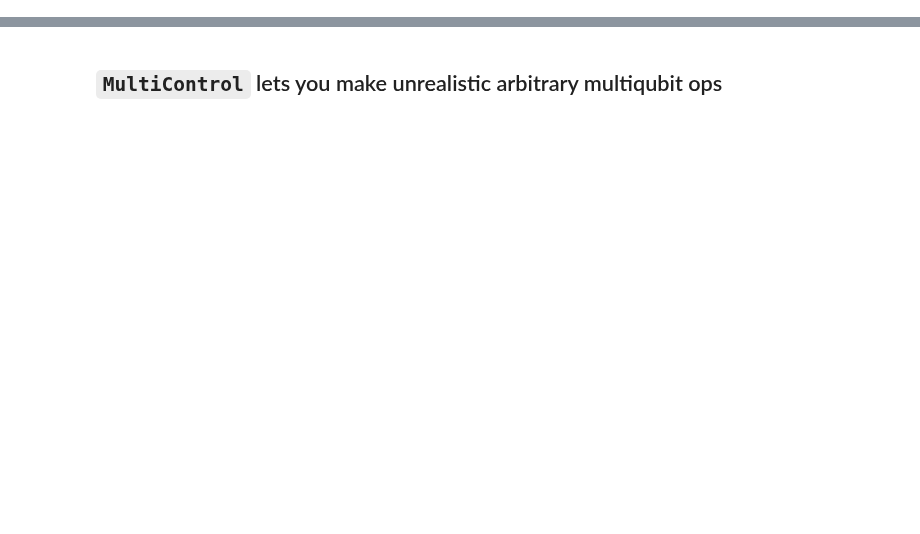
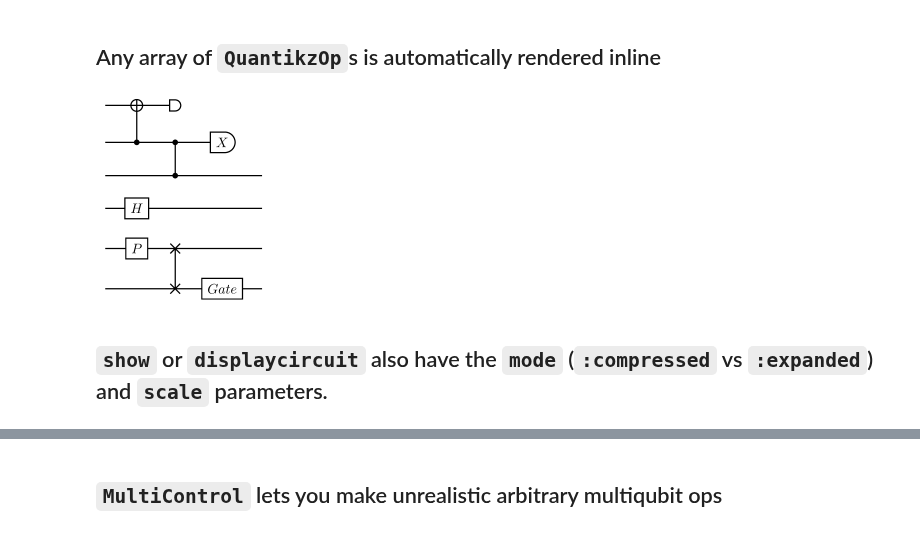
Before and after one commit to QuantumSavory/Quantikz.jl, a Jupyter notebook: Quantikz.ipynb, the cells around one changed output, grey strips where cells are left out. Saved outputs shown, nothing was run; the diff lists cells and outputs as text; code cells hidden in the pictures; blank space fills up the shorter version.

Commit message:
Add `show` png methods.

```diff
--- a/Quantikz.ipynb
+++ b/Quantikz.ipynb
@@ -1,5 +1,21 @@
 # %%
 using Quantikz
+# %% [markdown]
+## Any array of `QuantikzOp`s is automatically rendered inline
+# %%
+[
+    CNOT(2,1),
+    CPHASE(2,3),
+    H(4),P(5),
+    SWAP(5,6),
+    U("Gate",6),
+    Measurement(1),
+    Measurement("X",2)
+]
+# %% [output]
+[figure, added]
+# %% [markdown]
+## `show` or `displaycircuit` also have the `mode` (`:compressed` vs `:expanded`) and `scale` parameters.
 # %%
 displaycircuit(
     [CNOT(2,1),
```
Also changed, not shown: parts of 6 cells of this notebook, 1 other file.
